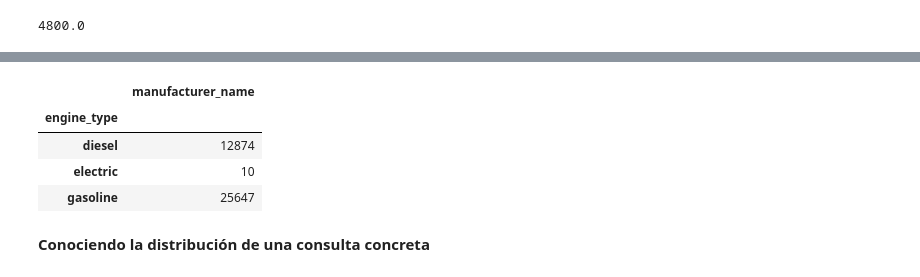
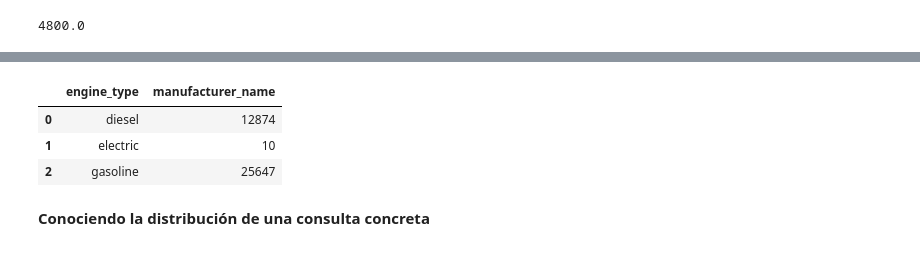
Before and after one commit to JuanFeA98/Estadistica_Probabilidad, a Jupyter notebook: Estadistica_Descriptiva/01. Estadistica Descriptiva.ipynb, the cells around one changed output, grey strips where cells are left out. Drawn from its saved outputs; the diff is of its cells as text; code cells hidden in the pictures.

```diff
--- a/Estadistica_Descriptiva/01. Estadistica Descriptiva.ipynb
+++ b/Estadistica_Descriptiva/01. Estadistica Descriptiva.ipynb
@@ -5,3 +9,5 @@ import pandas as pd
 import numpy as np
 import matplotlib.pyplot as plt
 import seaborn as sns
+# %%
+pd.options.display.max_columns = False
@@ -92,12 +89,12 @@ sns.displot(df, x='price_usd', hue='engine_type', multiple='stack', bins=20)
 [figure]
 # %%
-df.groupby('engine_type')[['manufacturer_name']].count()
+# Tabla de frecuencia
+df.groupby('engine_type')[['manufacturer_name']].count().reset_index()
 # %% [output]
-|  | manufacturer_name |
-| engine_type |  |
-| diesel | 12874 |
-| electric | 10 |
-| gasoline | 25647 |
+|  | engine_type | manufacturer_name |
+| 0 | diesel | 12874 |
+| 1 | electric | 10 |
+| 2 | gasoline | 25647 |
 # %% [markdown]
 **Conociendo la distribución de una consulta concreta**
 # %%
```
Also changed, not shown: parts of 24 cells of this notebook, 1 other file.
